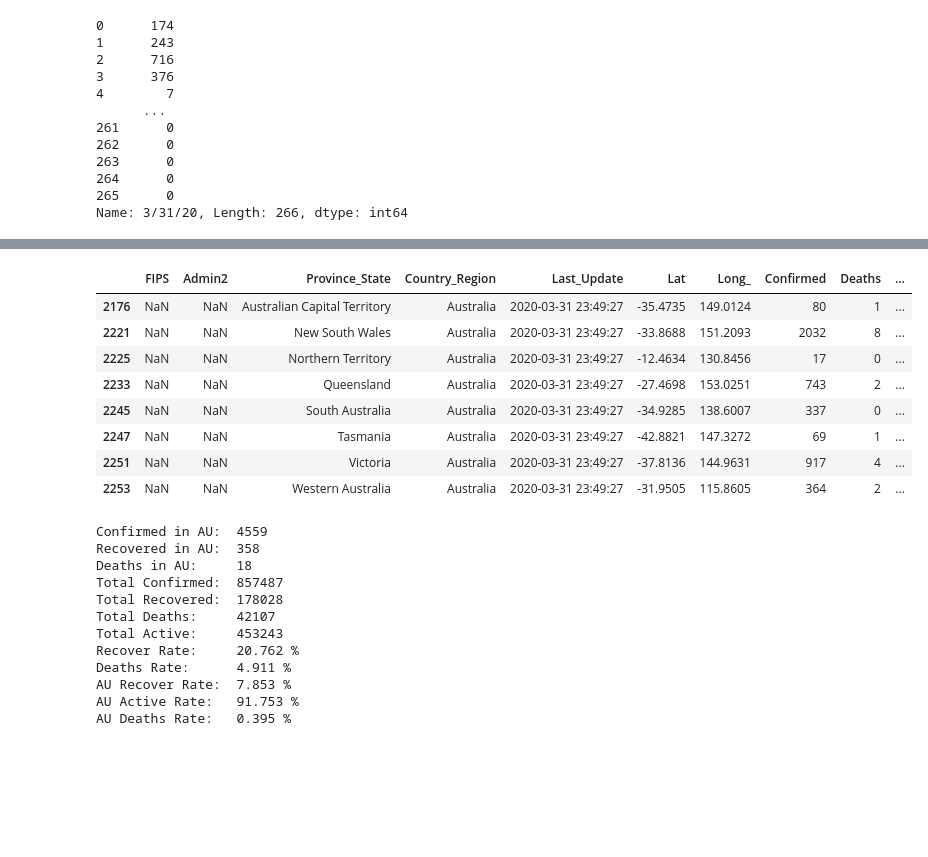
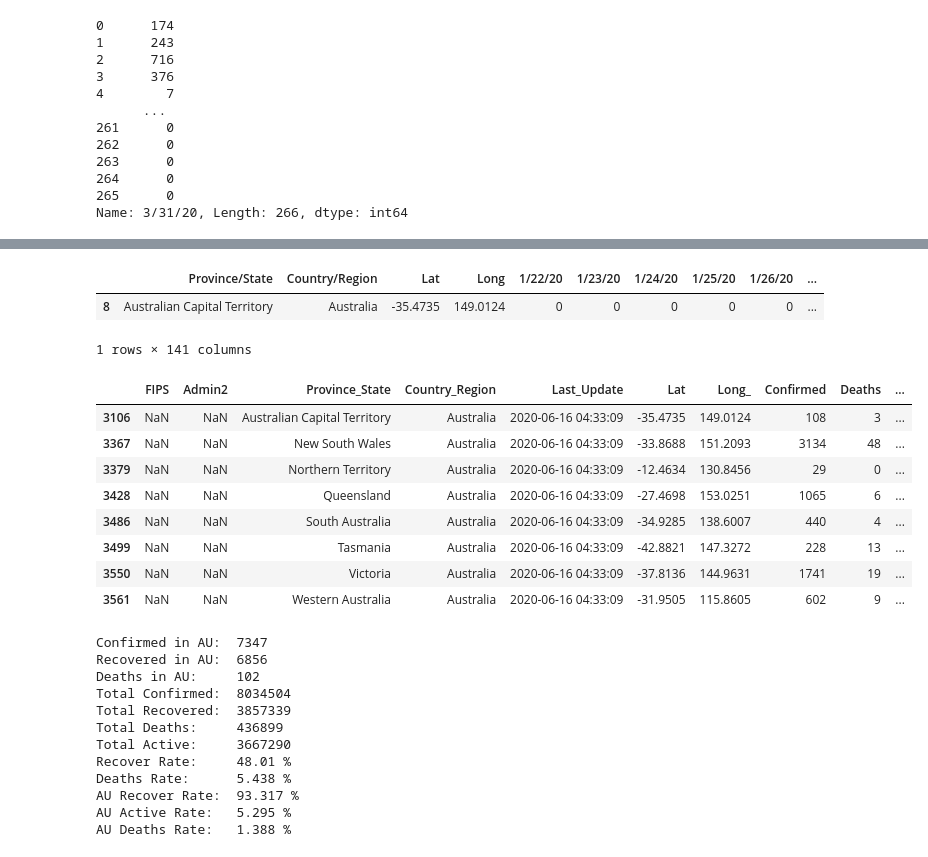
Before and after one commit to u6747075/COVID-19, a Jupyter notebook: COVID_19.ipynb, the cells around one changed output, grey strips where cells are left out. Drawn from its saved outputs; the diff is of its cells as text; code cells hidden in the pictures; blank space fills up the shorter version.

```diff
--- a/COVID_19.ipynb
+++ b/COVID_19.ipynb
@@ -71,46 +85,64 @@ plt.show()
+# %%
+act = japan.iloc[:1,:]
+i = 1
+last = 108
+now = 0
+while True:
+
+   # print(i)
+    now = act.iloc[0,-1*i]
+   # print(now,last)
+    if now < last:
+        display(act.iloc[:,:(-i+2)])
+        break
+    i+=1
+# %% [output]
+|  | Province/State | Country/Region | Lat | Long | 1/22/20 | 1/23/20 | 1/24/20 | 1/25/20 | 1/26/20 | ... |
+| 8 | Australian Capital Territory | Australia | -35.4735 | 149.0124 | 0 | 0 | 0 | 0 | 0 | ... |
+1 rows × 141 columns
 # %%
-da = pd.read_csv("csse_covid_19_data/csse_covid_19_daily_reports/03-31-2020.csv")
+da = pd.read_csv("csse_covid_19_data/csse_covid_19_daily_reports/06-15-2020.csv")
 au = da[da["Country_Region"] == "Australia"]
 display(au)
 T_R=sum(list(da["Recovered"]))
 T_D=sum(list(da["Deaths"]))
 T_C=sum(list(da["Confirmed"]))
 AU_R=sum(list(au["Recovered"]))
 AU_D=sum(list(au["Deaths"]))
 
 AU_A=sum(list(au["Active"]))
 AU_C=sum(list(au["Confirmed"]))
 print("Confirmed in AU: ",sum(list(au["Confirmed"])))
 print("Recovered in AU: ",sum(list(au["Recovered"])))
 print("Deaths in AU:    ",sum(list(au["Deaths"])))
 print("Total Confirmed: ",sum(list(da["Confirmed"])))
 print("Total Recovered: ",sum(list(da["Recovered"])))
 print("Total Deaths:    ",sum(list(da["Deaths"])))
 print("Total Active:    ",sum(list(da["Active"])))
 print("Recover Rate:    ",np.round(T_R*100/T_C,3),"%")
 print("Deaths Rate:     ",np.round(T_D*100/T_C,3),"%")
 print("AU Recover Rate: ",np.round(AU_R*100/AU_C,3),"%")
 print("AU Active Rate:  ",np.round(AU_A*100/AU_C,3),"%")
 print("AU Deaths Rate:  ",np.round(AU_D*100/AU_C,3),"%")
 # %% [output]
 |  | FIPS | Admin2 | Province_State | Country_Region | Last_Update | Lat | Long_ | Confirmed | Deaths | ... |
-| 2176 | NaN | NaN | Australian Capital Territory | Australia | 2020-03-31 23:49:27 | -35.4735 | 149.0124 | 80 | 1 | ... |
-| 2221 | NaN | NaN | New South Wales | Australia | 2020-03-31 23:49:27 | -33.8688 | 151.2093 | 2032 | 8 | ... |
-| 2225 | NaN | NaN | Northern Territory | Australia | 2020-03-31 23:49:27 | -12.4634 | 130.8456 | 17 | 0 | ... |
-| 2233 | NaN | NaN | Queensland | Australia | 2020-03-31 23:49:27 | -27.4698 | 153.0251 | 743 | 2 | ... |
-| 2245 | NaN | NaN | South Australia | Australia | 2020-03-31 23:49:27 | -34.9285 | 138.6007 | 337 | 0 | ... |
-| 2247 | NaN | NaN | Tasmania | Australia | 2020-03-31 23:49:27 | -42.8821 | 147.3272 | 69 | 1 | ... |
-| 2251 | NaN | NaN | Victoria | Australia | 2020-03-31 23:49:27 | -37.8136 | 144.9631 | 917 | 4 | ... |
-| 2253 | NaN | NaN | Western Australia | Australia | 2020-03-31 23:49:27 | -31.9505 | 115.8605 | 364 | 2 | ... |
+| 3106 | NaN | NaN | Australian Capital Territory | Australia | 2020-06-16 04:33:09 | -35.4735 | 149.0124 | 108 | 3 | ... |
+| 3367 | NaN | NaN | New South Wales | Australia | 2020-06-16 04:33:09 | -33.8688 | 151.2093 | 3134 | 48 | ... |
+| 3379 | NaN | NaN | Northern Territory | Australia | 2020-06-16 04:33:09 | -12.4634 | 130.8456 | 29 | 0 | ... |
+| 3428 | NaN | NaN | Queensland | Australia | 2020-06-16 04:33:09 | -27.4698 | 153.0251 | 1065 | 6 | ... |
+| 3486 | NaN | NaN | South Australia | Australia | 2020-06-16 04:33:09 | -34.9285 | 138.6007 | 440 | 4 | ... |
+| 3499 | NaN | NaN | Tasmania | Australia | 2020-06-16 04:33:09 | -42.8821 | 147.3272 | 228 | 13 | ... |
+| 3550 | NaN | NaN | Victoria | Australia | 2020-06-16 04:33:09 | -37.8136 | 144.9631 | 1741 | 19 | ... |
+| 3561 | NaN | NaN | Western Australia | Australia | 2020-06-16 04:33:09 | -31.9505 | 115.8605 | 602 | 9 | ... |
-Confirmed in AU:  4559
-Recovered in AU:  358
-Deaths in AU:     18
-Total Confirmed:  857487
-Total Recovered:  178028
-Total Deaths:     42107
-Total Active:     453243
-Recover Rate:     20.762 %
-Deaths Rate:      4.911 %
-AU Recover Rate:  7.853 %
-AU Active Rate:   91.753 %
-AU Deaths Rate:   0.395 %
+Confirmed in AU:  7347
+Recovered in AU:  6856
+Deaths in AU:     102
+Total Confirmed:  8034504
+Total Recovered:  3857339
+Total Deaths:     436899
+Total Active:     3667290
+Recover Rate:     48.01 %
+Deaths Rate:      5.438 %
+AU Recover Rate:  93.317 %
+AU Active Rate:   5.295 %
+AU Deaths Rate:   1.388 %
```
Also changed, not shown: parts of 2 cells of this notebook.
